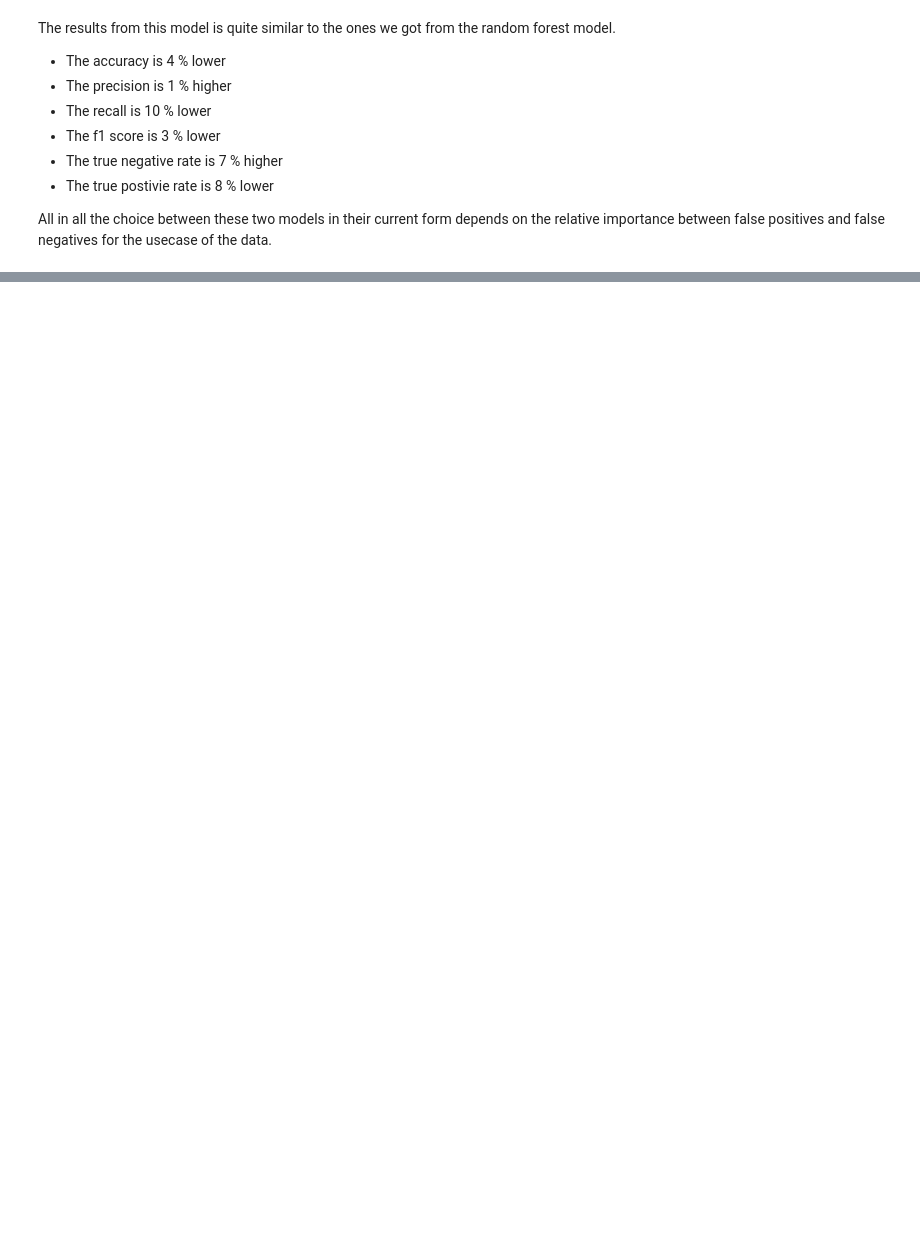
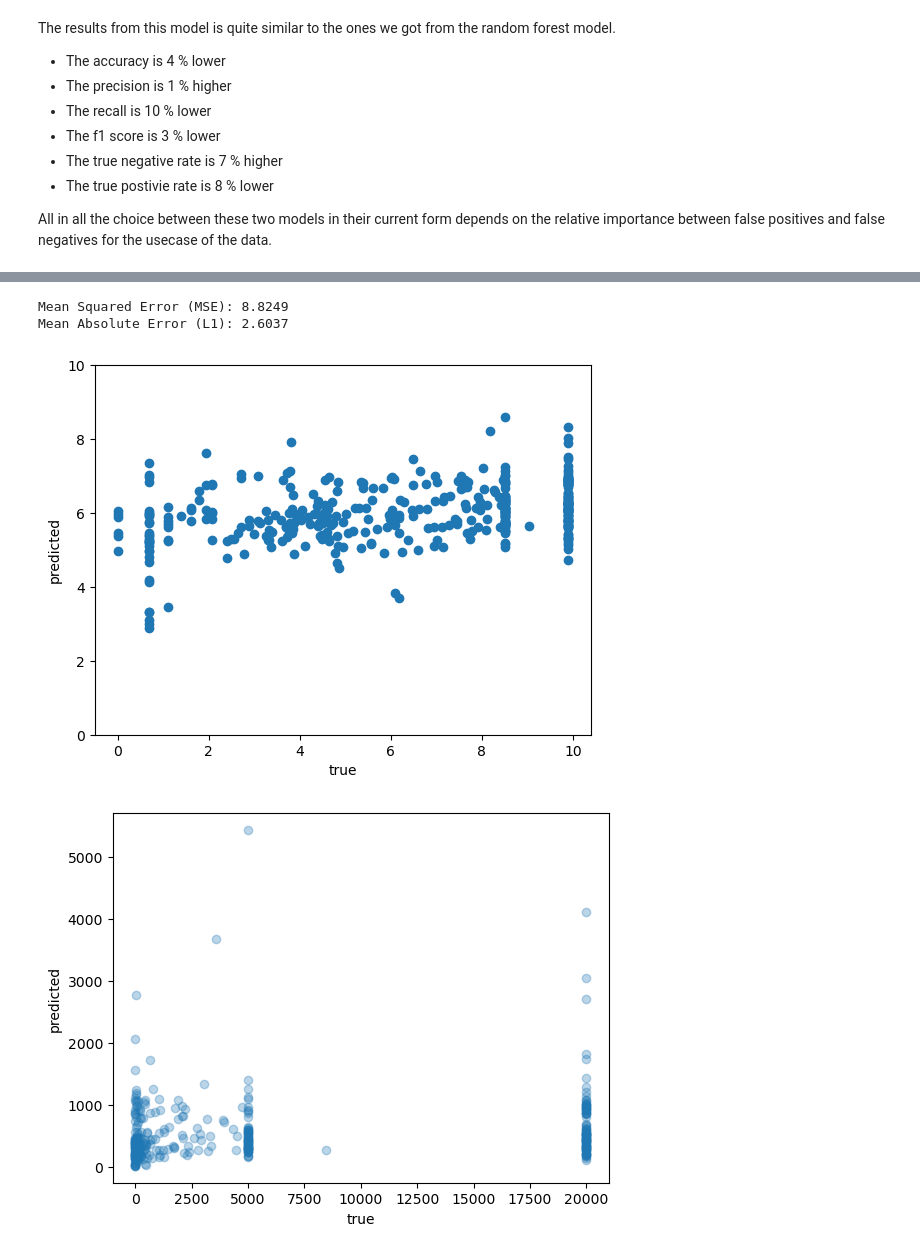
Before and after one commit to vegardbs/oncoimmunity, a Jupyter notebook: training_and_evaluation.ipynb, the cells around one changed output, grey strips where cells are left out. Saved outputs shown, nothing was run; the diff lists cells and outputs as text; code cells hidden in the pictures; blank space fills up the shorter version.

```diff
--- a/training_and_evaluation.ipynb
+++ b/training_and_evaluation.ipynb
@@ -761,0 +523,46 @@ plt.ylim([-2500,2500])
+# %%
+# Iterate over the test data
+test_data = MyDataset(X_test, y_test, y_test_weights)
+test_loader = DataLoader(test_data, batch_size=len(test_data), shuffle=True)
+
+model.eval()
+with torch.no_grad():
+    for inputs, y, y_test_weights in test_loader:
+        outputs = model(inputs)
+
+
+# # Calculate evaluation metrics
+mse = nn.MSELoss(reduction="none")(y*std + mean, outputs*std + mean)
+L1 = nn.L1Loss(reduction="none")(y*std + mean, outputs*std + mean)
+
+# Print the evaluation results
+print(f"Mean Squared Error (MSE): {mse.mean():.4f}")
+print(f"Mean Absolute Error (L1): {L1.mean():.4f}")
+# %% [output]
+Mean Squared Error (MSE): 8.8249
+Mean Absolute Error (L1): 2.6037
+# %%
+# Unnormalize target and prediction
+unorm_y = y*std + mean
+unorm_pred = outputs*std + mean
+
+# Undo the log transform
+Y = np.exp(unorm_y)-1
+pred_Y = np.exp(unorm_pred)-1
+error = Y - pred_Y
+# %%
+# Plot the true versus predicted values
+plt.scatter(unorm_y, unorm_pred)
+plt.xlabel("true");
+plt.ylabel("predicted");
+plt.ylim([0,10])
+plt.show()
+
+# Plot the untransformed true versus predicted values
+plt.scatter(Y, pred_Y, alpha=0.3)
+plt.xlabel("true");
+plt.ylabel("predicted");
+plt.show()
+# %% [output]
+[figure, added]
+[figure, added]
```
Also changed, not shown: parts of 48 cells of this notebook, 3 other files.
